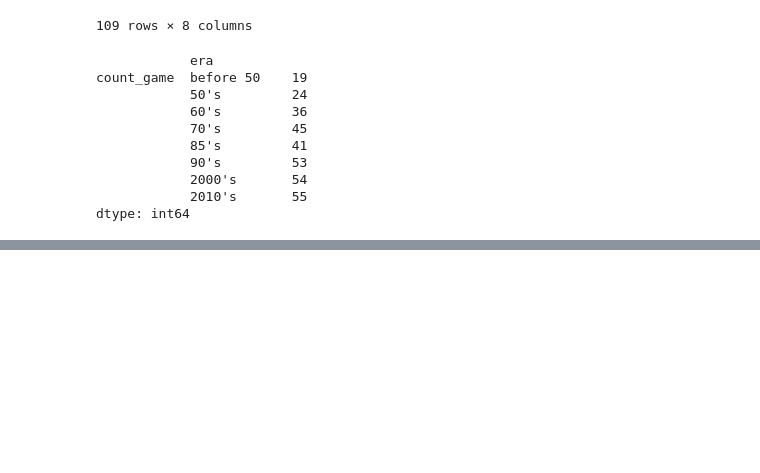
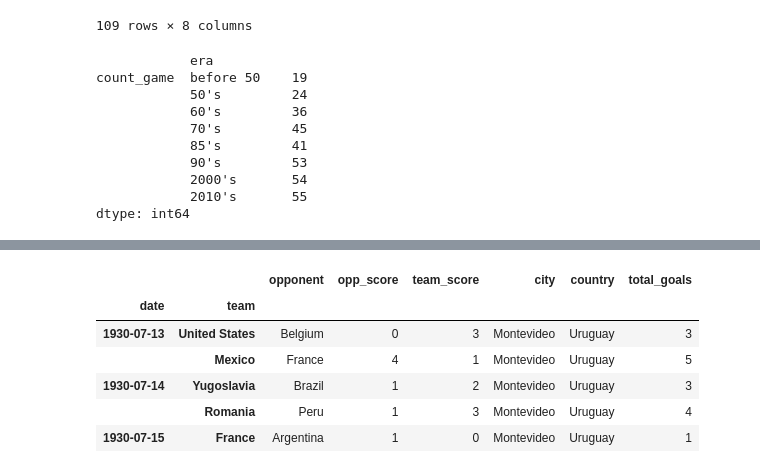
Before and after one commit to bfiroozfard/King_of_Football, a Jupyter notebook: King_football_B_10-3-2019.ipynb, the cells around one changed output, grey strips where cells are left out. Cells and saved outputs as stored; diff of their text form; code cells hidden in the pictures; blank space fills up the shorter version.

```diff
--- a/King_football_B_10-3-2019.ipynb
+++ b/King_football_B_10-3-2019.ipynb
@@ -126,0 +231,15 @@ dtype: int64
+# %%
+fifa_cup_only2.rename(columns={ 'away_team': 'team','home_team': 'opponent'
+                              ,'away_score': 'team_score','home_score': 'opp_score'}, inplace=True)
+
+#fifa_cup_only2.reset_index(inplace=True,drop=True)
+fifa_cup_only2.set_index(['date','team'],inplace=True,drop=True)
+fifa_cup_only2.head()
+# %% [output]
+|  |  | opponent | opp_score | team_score | city | country | total_goals |
+| date | team |  |  |  |  |  |  |
+| 1930-07-13 | United States | Belgium | 0 | 3 | Montevideo | Uruguay | 3 |
+|  | Mexico | France | 4 | 1 | Montevideo | Uruguay | 5 |
+| 1930-07-14 | Yugoslavia | Brazil | 1 | 2 | Montevideo | Uruguay | 3 |
+|  | Romania | Peru | 1 | 3 | Montevideo | Uruguay | 4 |
+| 1930-07-15 | France | Argentina | 1 | 0 | Montevideo | Uruguay | 1 |
```
Also changed, not shown: parts of 10 cells of this notebook.
